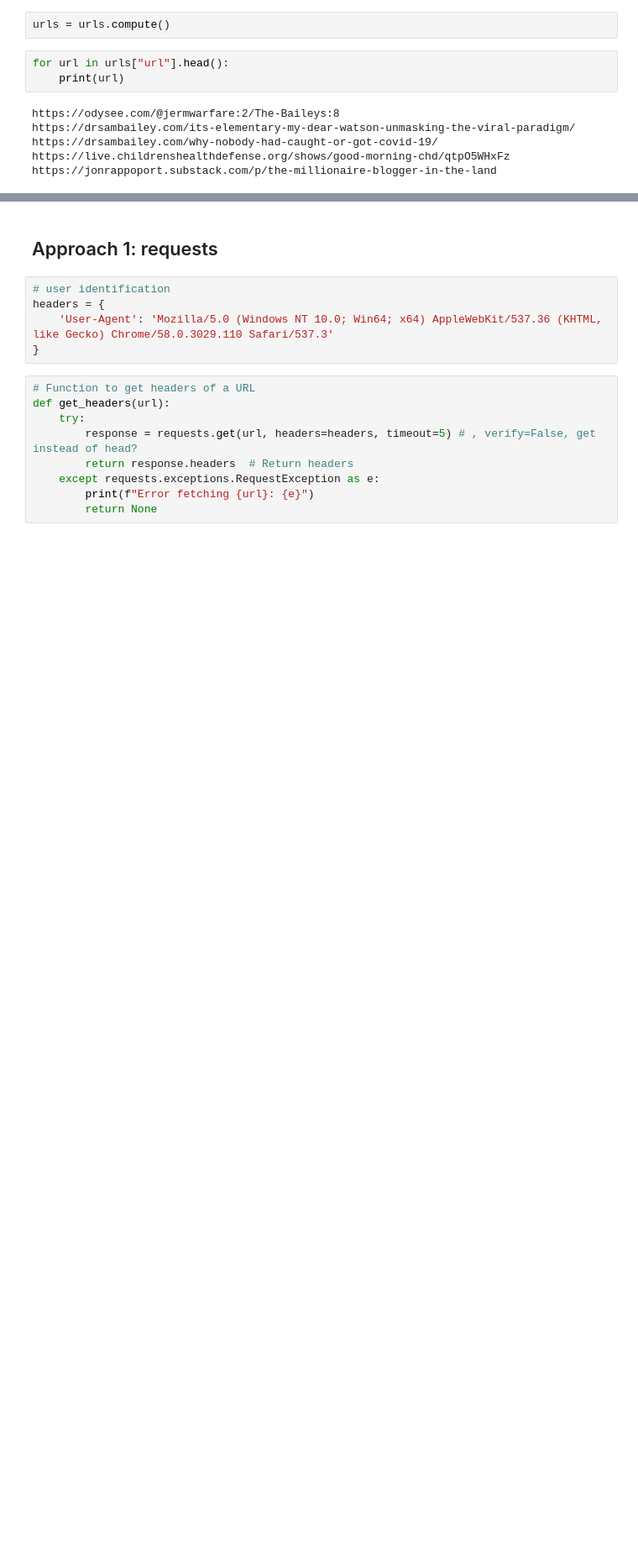
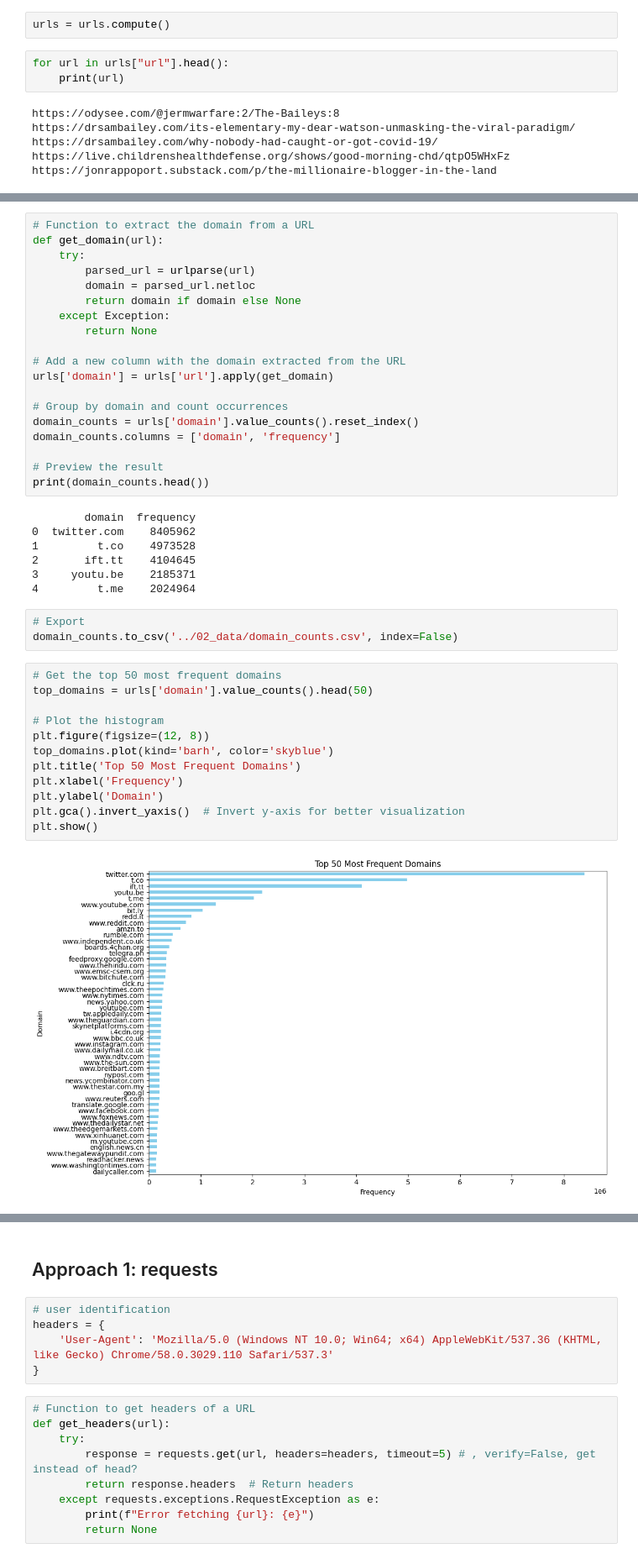
Before and after one commit to Raphaaella/MA_Thesis, a Jupyter notebook: 01_code/scrape_headers.ipynb, the cells around one changed output, grey strips where cells are left out. Shown: that part at 84% size. Cells and saved outputs as stored; diff of their text form; blank space fills up the shorter version.

Commit message:
frequency plots

```diff
--- a/01_code/scrape_headers.ipynb
+++ b/01_code/scrape_headers.ipynb
@@ -32,0 +37,43 @@ https://jonrappoport.substack.com/p/the-millionaire-blogger-in-the-land
+# %%
+# Function to extract the domain from a URL
+def get_domain(url):
+    try:
+        parsed_url = urlparse(url)
+        domain = parsed_url.netloc
+        return domain if domain else None
+    except Exception:
+        return None
+
+# Add a new column with the domain extracted from the URL
+urls['domain'] = urls['url'].apply(get_domain)
+
+# Group by domain and count occurrences
+domain_counts = urls['domain'].value_counts().reset_index()
+domain_counts.columns = ['domain', 'frequency']
+
+# Preview the result
+print(domain_counts.head())
+# %% [output]
+        domain  frequency
+0  twitter.com    8405962
+1         t.co    4973528
+2       ift.tt    4104645
+3     youtu.be    2185371
+4         t.me    2024964
+# %%
+# Export
+domain_counts.to_csv('../02_data/domain_counts.csv', index=False)
+# %%
+# Get the top 50 most frequent domains
+top_domains = urls['domain'].value_counts().head(50)
+
+# Plot the histogram
+plt.figure(figsize=(12, 8))
+top_domains.plot(kind='barh', color='skyblue')
+plt.title('Top 50 Most Frequent Domains')
+plt.xlabel('Frequency')
+plt.ylabel('Domain')
+plt.gca().invert_yaxis()  # Invert y-axis for better visualization
+plt.show()
+# %% [output]
+[figure, added]
```
Also changed, not shown: parts of 12 cells of this notebook, 3 other files.
